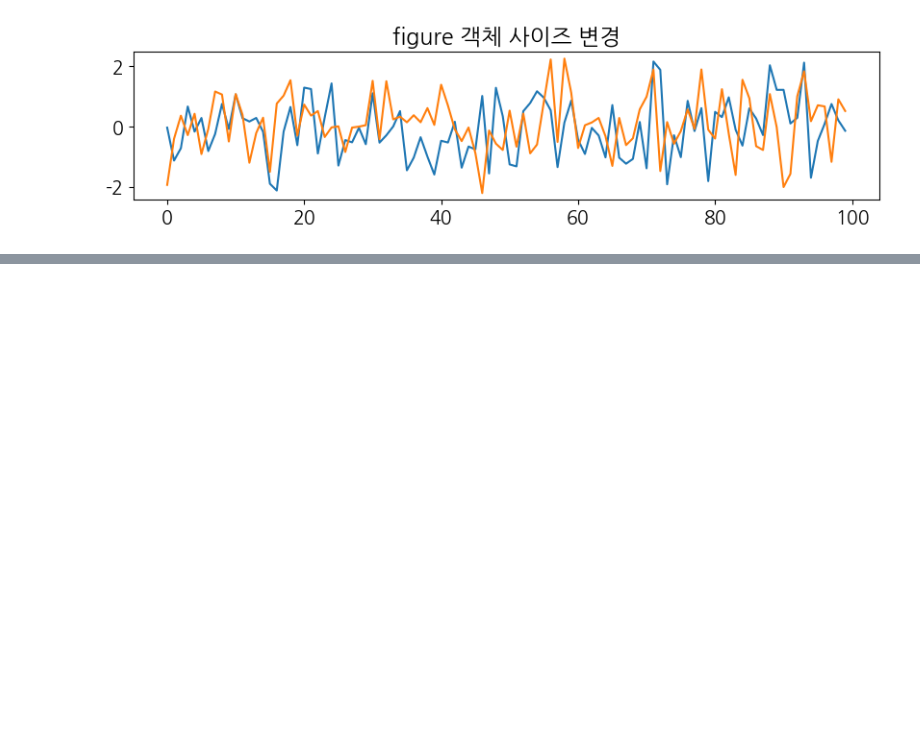
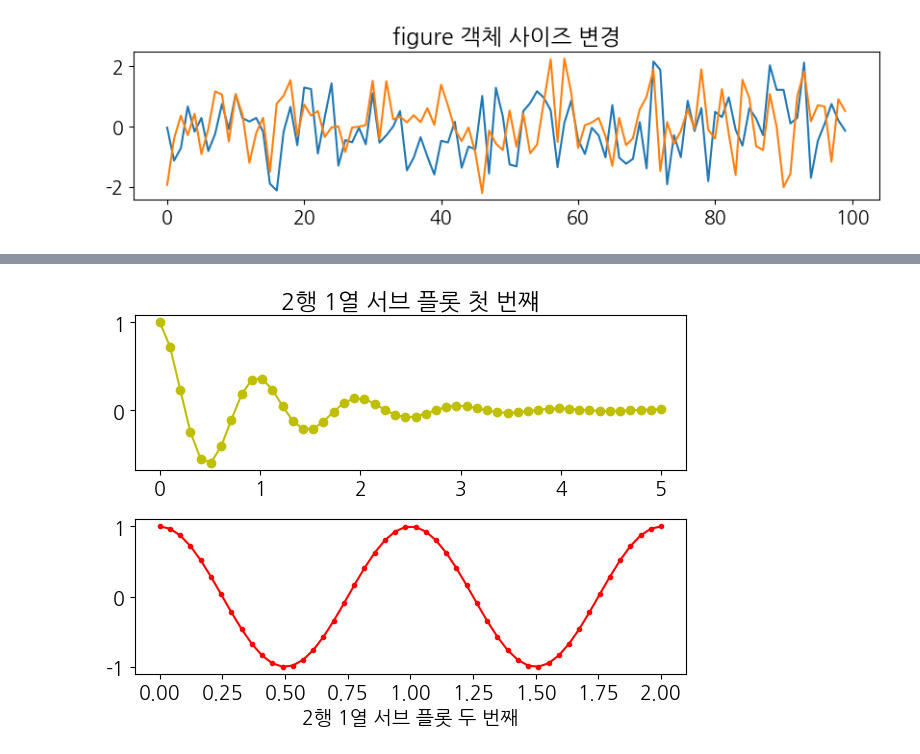
Before and after one commit to rlaekdls1937/python, a Jupyter notebook: matplotlib_visualize_data/a_matplotlib_basic.ipynb, the cells around one changed output, grey strips where cells are left out. Saved outputs shown, nothing was run; the diff lists cells and outputs as text; code cells hidden in the pictures; blank space fills up the shorter version.

```diff
--- a/matplotlib_visualize_data/a_matplotlib_basic.ipynb
+++ b/matplotlib_visualize_data/a_matplotlib_basic.ipynb
@@ -238,0 +244,17 @@ print(id(f3))
+# %%
+x1 = np.linspace(0,5)
+x2 = np.linspace(0,2)
+y1 = np.cos(2*np.pi*x1)*np.exp(-x1)
+y2 = np.cos(2*np.pi*x2)
+
+plt.subplot(2,1,1)
+plt.plot(x1,y1,'yo-')
+plt.title('2행 1열 서브 플롯 첫 번쨰')
+
+plt.subplot(2,1,2)
+plt.plot(x2,y2,'r.-')
+plt.xlabel('2행 1열 서브 플롯 두 번째')
+
+plt.tight_layout()
+# %% [output]
+[figure, added]
```
Also changed, not shown: parts of 7 cells of this notebook, 2 other files.
